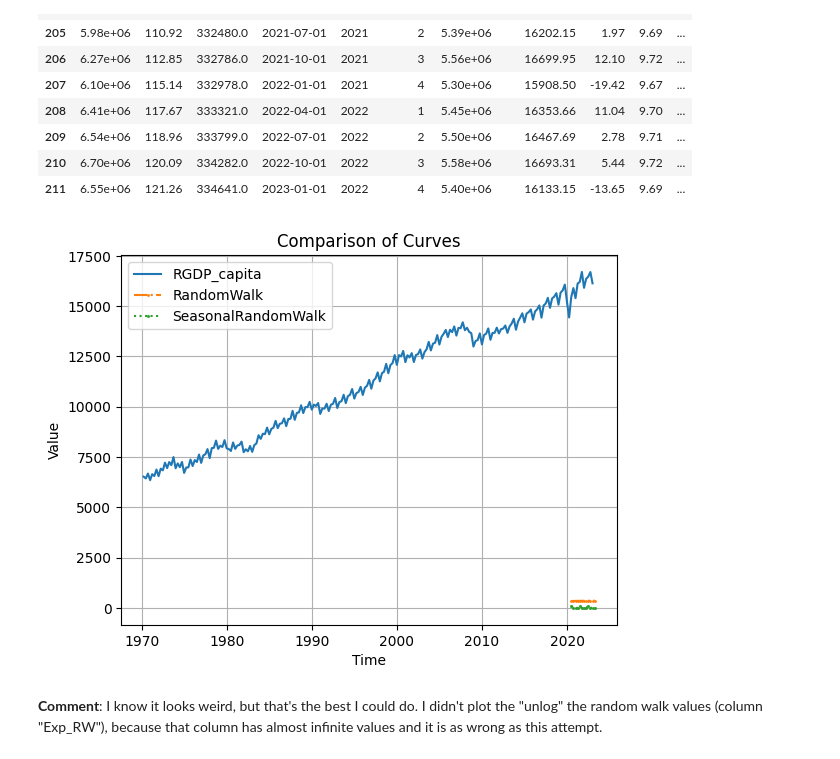
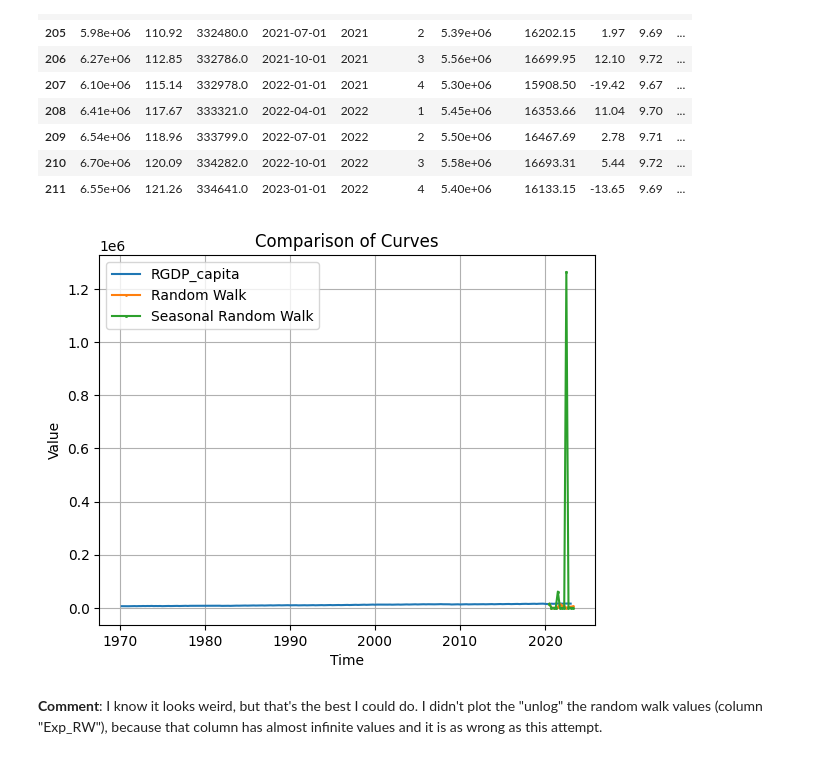
Before and after one commit to giordanovitale/Time-Series-Assignments, a Jupyter notebook: Assignment 2/Assignment2.ipynb, the cells around one changed output. Cells and saved outputs as stored; diff of their text form; code cells hidden in the pictures.

```diff
--- a/Assignment 2/Assignment2.ipynb
+++ b/Assignment 2/Assignment2.ipynb
@@ -444,7 +372,7 @@ end_year = 2019
 quarters_per_year = 4
 
 # parameters of the random walk
-a = mean_per_capita_growth
+a = 0.004
 n = (end_year - start_year + 1)*4
 
 # generate the model
@@ -459,7 +387,7 @@ train['RandomWalk'] = random_walk
 
 # plot the model
 plt.figure(figsize=(10,6))
-plt.plot(train['Time'], random_walk)
+plt.plot(train['Time'], train['RandomWalk'])
 plt.title("Random Walk With Drift")
 plt.xlabel("Time")
 plt.ylabel("Value")
@@ -476,7 +404,7 @@ See the caveats in the documentation: https://pandas.pydata.org/pandas-docs/stab
 # Use the trained model to generate predictions for the "test" data
 n_test = len(test)
 random_walk_test = np.zeros(n_test)
-random_walk_test[0] = train['RandomWalk'].iloc[-1]  # Start with the last value from training data
+random_walk_test[0] = train['Log'].iloc[-1]  # Start with the last value from training data
 
 for t in range(1, n_test):
     random_walk_test[t] = a + random_walk_test[t - 1] + np.random.normal(0, 1)
@@ -566,7 +494,7 @@ See the caveats in the documentation: https://pandas.pydata.org/pandas-docs/stab
 # Use the trained model to generate predictions for the "test" data
 n_test = len(test)
 seasonal_random_walk_test = np.zeros(n_test)
-seasonal_random_walk_test[0] = train['SeasonalRandomWalk'].iloc[-1]  # Start with the last value from training data
+seasonal_random_walk_test[0] = train['Log'].iloc[-1]  # Start with the last value from training data
 
 for t in range(1, n_test):
     seasonal_random_walk_test[t] = a + seasonal_random_walk_test[t - s] + np.random.normal(0, 1)
@@ -583,6 +511,8 @@ See the caveats in the documentation: https://pandas.pydata.org/pandas-docs/stab
 # Combine the "train" and "test" DataFrames back into one
 combined_df2 = pd.concat([train, test], ignore_index=True)
 
+combined_df2['Exp_SRW'] = np.exp(combined_df2['SeasonalRandomWalk'])
+
 # Print or inspect the updated DataFrame with predictions
 combined_df2.tail(12)
 # %% [output]
@@ -602,26 +532,38 @@ combined_df2.tail(12)
 # %%
 # Create a time index for the last 12 quarters
 n = len(combined_df['RandomWalk'].iloc[-12:])
 start_time = combined_df['Time'].iloc[-12]  # Time corresponding to the start of the last 12 quarters
 time_index = pd.date_range(start = start_time, periods = n, freq='Q')
 
 # plot all the 212 observations of RGDP_capita
-plt.plot(combined_df['Time'], combined_df['RGDP_capita'], label='RGDP_capita')
+plt.plot(combined_df['Time'],
+         combined_df['RGDP_capita'],
+         label='RGDP_capita')
 
 # Plot the last 12 quarters based on RandomWalk
-plt.plot(time_index, combined_df['RandomWalk'].iloc[200:], label='RandomWalk', linestyle='-.', marker='o', markersize=1)
+plt.plot(time_index,
+         combined_df['Exp_RW'].iloc[200:],
+         label='Random Walk',
+         linestyle='-',
+         marker='o',
+         markersize=1)
 
 # Plot the last 12 quarters based on SeasonalRandomWalk
-plt.plot(time_index, combined_df2['SeasonalRandomWalk'].iloc[200:], label='SeasonalRandomWalk', linestyle=':', marker='s', markersize=1)
+plt.plot(time_index,
+         combined_df2['Exp_SRW'].iloc[200:],
+         label='Seasonal Random Walk',
+         linestyle='-',
+         marker='s',
+         markersize=1)
 
 plt.xlabel('Time')
 plt.ylabel('Value')
 plt.title('Comparison of Curves')
 plt.grid(True)
 plt.legend()
 plt.show()
 # %% [output]
-[figure, old version]
+[figure, new version]
 # %% [markdown]
 **Comment**:
 I know it looks weird, but that's the best I could do. I didn't plot the "unlog" the random walk values (column "Exp_RW"), because that column has almost infinite values and it is as wrong as this attempt.
```
Also changed, not shown: parts of 15 cells of this notebook.
